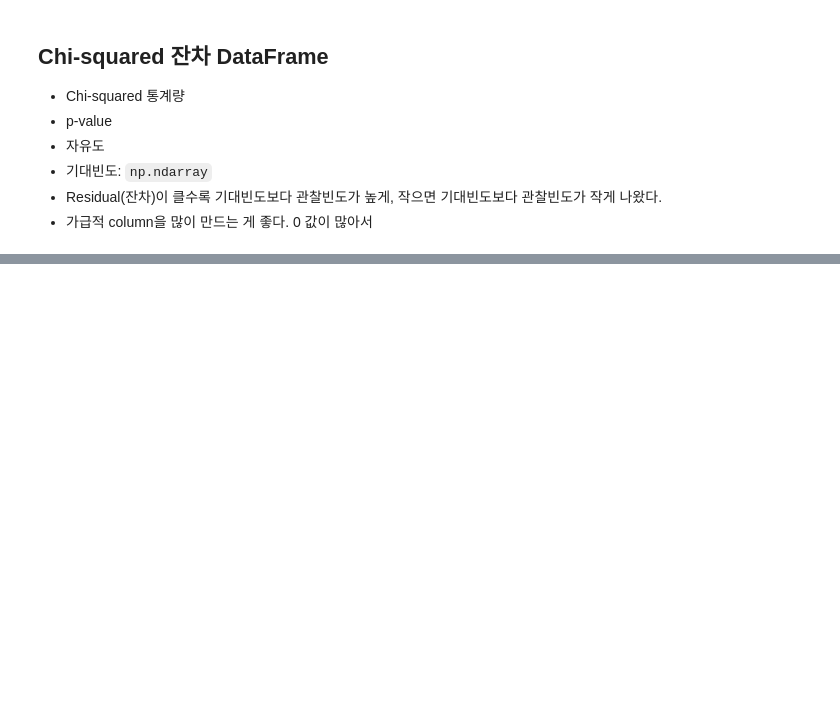
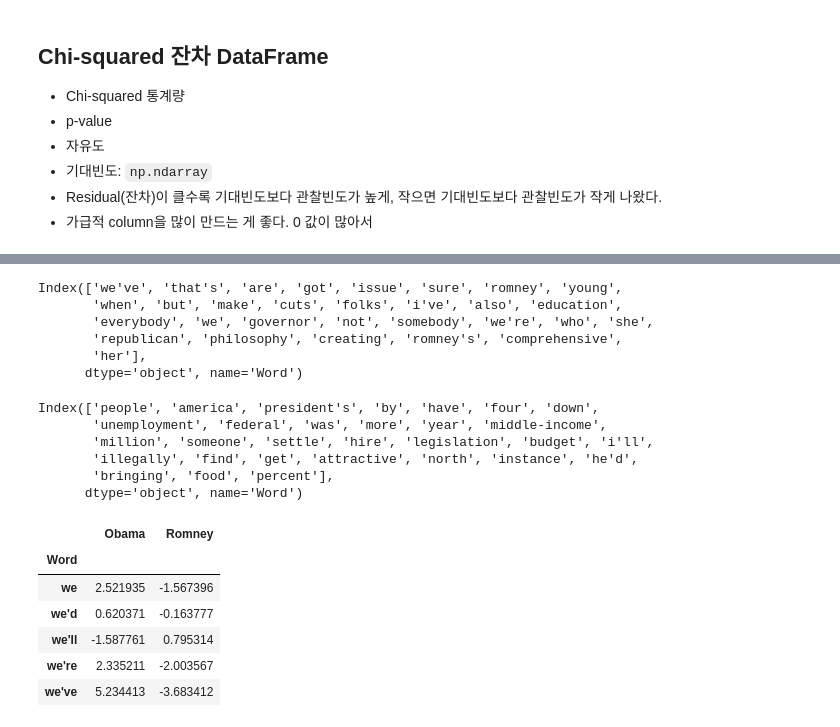
Before and after one commit to yunjichoi37/corpus-linguistics, a Jupyter notebook: 실습/09_키워드분석.ipynb, the cells around one changed output, grey strips where cells are left out. Drawn from its saved outputs; the diff is of its cells as text; code cells hidden in the pictures; blank space fills up the shorter version.

```diff
--- a/실습/09_키워드분석.ipynb
+++ b/실습/09_키워드분석.ipynb
@@ -102,0 +129,29 @@ array([[0.09879599, 0.42016428, 0.03195679, 0.44908293],
+# %%
+res.sort_values(by='Obama', ascending=False).index[:30]
+# %% [output]
+Index(['we've', 'that's', 'are', 'got', 'issue', 'sure', 'romney', 'young',
+       'when', 'but', 'make', 'cuts', 'folks', 'i've', 'also', 'education',
+       'everybody', 'we', 'governor', 'not', 'somebody', 'we're', 'who', 'she',
+       'republican', 'philosophy', 'creating', 'romney's', 'comprehensive',
+       'her'],
+      dtype='object', name='Word')
+# %%
+res.sort_values(by='Romney', ascending=False).index[:30]
+# %% [output]
+Index(['people', 'america', 'president's', 'by', 'have', 'four', 'down',
+       'unemployment', 'federal', 'was', 'more', 'year', 'middle-income',
+       'million', 'someone', 'settle', 'hire', 'legislation', 'budget', 'i'll',
+       'illegally', 'find', 'get', 'attractive', 'north', 'instance', 'he'd',
+       'bringing', 'food', 'percent'],
+      dtype='object', name='Word')
+# %%
+res.loc[res.index.str.contains('^we$|^we\''),
+        ['Obama', 'Romney']]
+# %% [output]
+|  | Obama | Romney |
+| Word |  |  |
+| we | 2.521935 | -1.567396 |
+| we'd | 0.620371 | -0.163777 |
+| we'll | -1.587761 | 0.795314 |
+| we're | 2.335211 | -2.003567 |
+| we've | 5.234413 | -3.683412 |
```
Also changed, not shown: parts of 11 cells of this notebook.
